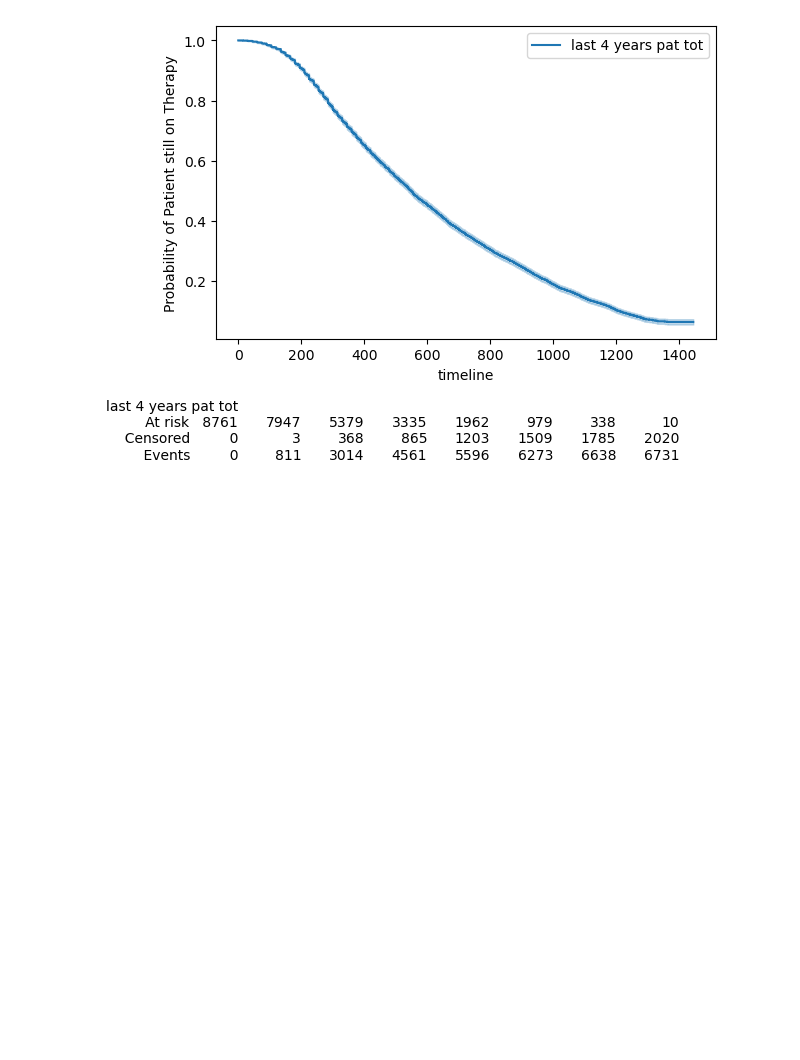
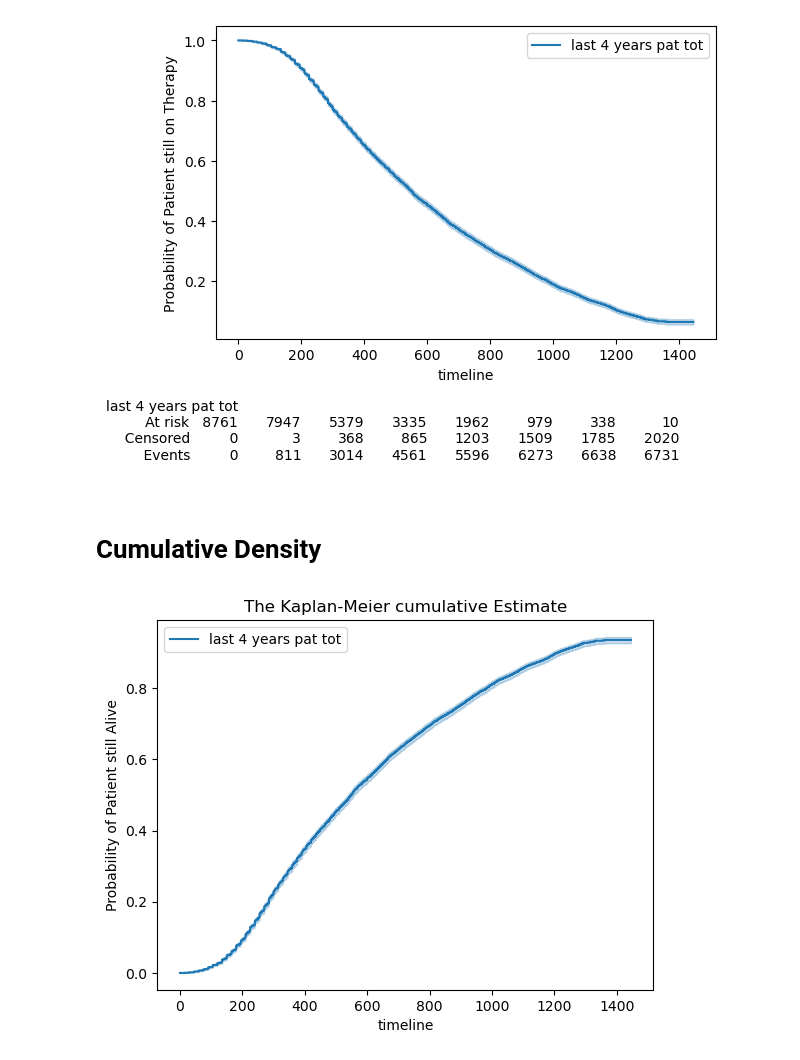
Before and after one commit to nicksv03/Survival_Analysis_BYOP, a Jupyter notebook: survival_analysis.ipynb, the cells around one changed output. Saved outputs shown, nothing was run; the diff lists cells and outputs as text; code cells hidden in the pictures; blank space fills up the shorter version.

```diff
--- a/survival_analysis.ipynb
+++ b/survival_analysis.ipynb
@@ -364,3 +367,13 @@ plt.tight_layout()
 plt.show()
 # %% [output]
 [figure]
+# %% [markdown]
+# Cumulative Density
+# %%
+kmf.cumulative_density_
+kmf.plot_cumulative_density()
+plt.title('The Kaplan-Meier cumulative Estimate')
+plt.ylabel('Probability of Patient still Alive')
+plt.show()
+# %% [output]
+[figure, added]
```
Also changed, not shown: parts of 14 cells of this notebook.
